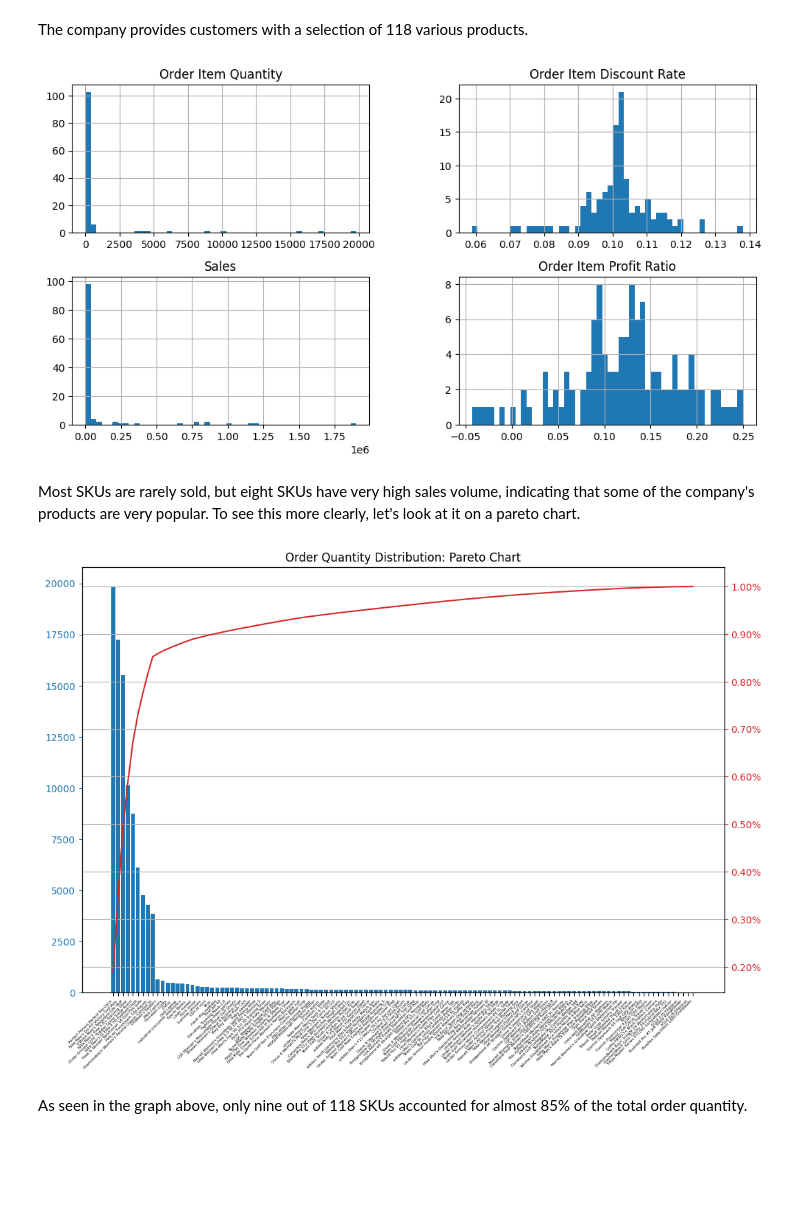
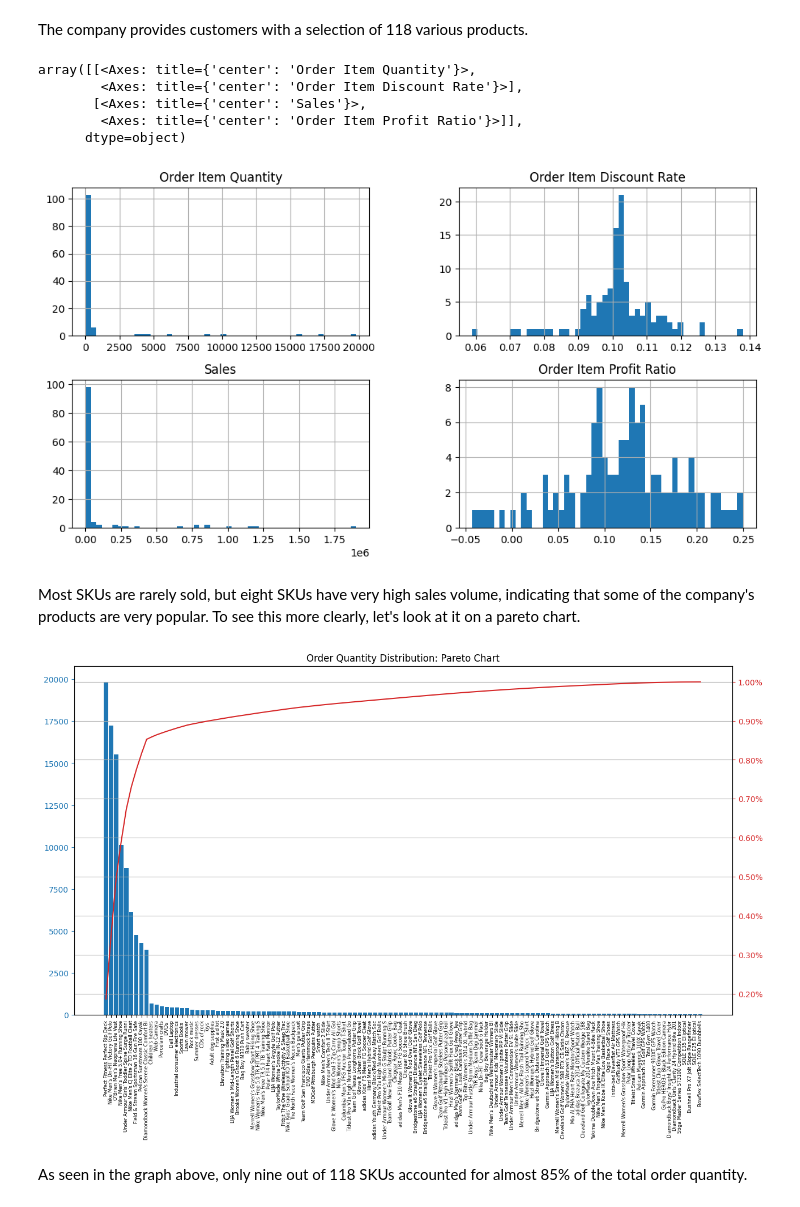
Before and after one commit to emirhansilsupur/supply-chain-analytics-forecasting, a Jupyter notebook: SC_Analytics_Forecasting.ipynb, the cells around one changed output. Saved outputs shown, nothing was run; the diff lists cells and outputs as text; code cells hidden in the pictures; blank space fills up the shorter version.

```diff
--- a/SC_Analytics_Forecasting.ipynb
+++ b/SC_Analytics_Forecasting.ipynb
@@ -17,7 +20,9 @@ warnings.filterwarnings("ignore")
 pd.set_option("display.max_rows", None)
 pd.set_option("display.max_columns", None)
 # %%
-df = pd.read_csv(filepath_or_buffer="data\DataCoSupplyChainDataset.csv",encoding="latin-1")
+df = pd.read_csv(
+    filepath_or_buffer="data\DataCoSupplyChainDataset.csv", encoding="latin-1"
+)
 # %%
 df.shape
 # %% [output]
@@ -161,6 +181,6 @@ According to the table;
 
 To maintain consistency, we can only consider **2017** for inventory management processes.
 # %%
-df_ = df[(df["Year"] == 2017)]
+df_ = df.query("Year == 2017")
 # %%
 market_sales_2017 = df_.groupby("Market")["Sales"].sum().sort_values(ascending=False)
@@ -673,8 +780,7 @@ clustering_features = [
     "Order Item Total",
     "Order Profit Per Order",
     "Product Price",
-    "order date (DateOrders)"
-
+    "order date (DateOrders)",
 ]
 
 df_clustering = df_[clustering_features]
@@ -707,35 +813,54 @@ df_clustering_agg.shape
 # %% [markdown]
 The company provides customers with a selection of 118 various products.
 # %%
-df_clustering_agg.hist(figsize=(12,6),bins=50);
+df_clustering_agg.hist(figsize=(12, 6), bins=50)
 # %% [output]
+array([[<Axes: title={'center': 'Order Item Quantity'}>,
+        <Axes: title={'center': 'Order Item Discount Rate'}>],
+       [<Axes: title={'center': 'Sales'}>,
+        <Axes: title={'center': 'Order Item Profit Ratio'}>]],
+      dtype=object)
 [figure]
 # %% [markdown]
 Most SKUs are rarely sold, but eight SKUs have very high sales volume, indicating that some of the company's products are very popular. To see this more clearly, let's look at it on a pareto chart.
 # %%
-df_cluster_sorted_order = df_clustering_agg.sort_values(by="Order Item Quantity",ascending=False).reset_index(drop=True)
+df_cluster_sorted_order = df_clustering_agg.sort_values(
+    by="Order Item Quantity", ascending=False
+).reset_index(drop=True)
 # %%
-df_cluster_sorted_order["cum_quantity_perc"] = df_cluster_sorted_order["Order Item Quantity"].cumsum() / df_cluster_sorted_order["Order Item Quantity"].sum()
+df_cluster_sorted_order["cum_quantity_perc"] = (
+    df_cluster_sorted_order["Order Item Quantity"].cumsum()
+    / df_cluster_sorted_order["Order Item Quantity"].sum()
+)
 
-fig, ax = plt.subplots(figsize=(12,8))
+fig, ax = plt.subplots(figsize=(15, 8))
 
-ax.bar(df_cluster_sorted_order["Product Name"],df_cluster_sorted_order["Order Item Quantity"]);
-ax.set_xticklabels(df_cluster_sorted_order["Product Name"], rotation=45, ha="right",fontsize=4)
+ax.bar(
+    df_cluster_sorted_order["Product Name"],
+    df_cluster_sorted_order["Order Item Quantity"],
+)
+ax.set_xticklabels(
+    df_cluster_sorted_order["Product Name"], rotation=90, fontsize=6
+)
 ax.set_title("Order Quantity Distribution: Pareto Chart")
 
 
 ax2 = ax.twinx()
-ax2.plot(df_cluster_sorted_order["Product Name"], df_cluster_sorted_order["cum_quantity_perc"], color="tab:red")
+ax2.plot(
+    df_cluster_sorted_order["Product Name"],
+    df_cluster_sorted_order["cum_quantity_perc"],
+    color="tab:red",
+)
 ax2.yaxis.set_major_formatter(PercentFormatter())
 ax2.grid(axis="y")
 ax2.set_axisbelow(True)
 
 ax.tick_params(axis="y", colors="tab:blue")
 ax2.tick_params(axis="y", colors="tab:red")
 
 plt.show()
 # %% [output]
-[figure, old version]
+[figure, new version]
 # %% [markdown]
 As seen in the graph above, only nine out of 118 SKUs accounted for almost 85% of the total order quantity.
 # %%
```
Also changed, not shown: parts of 52 cells of this notebook.
